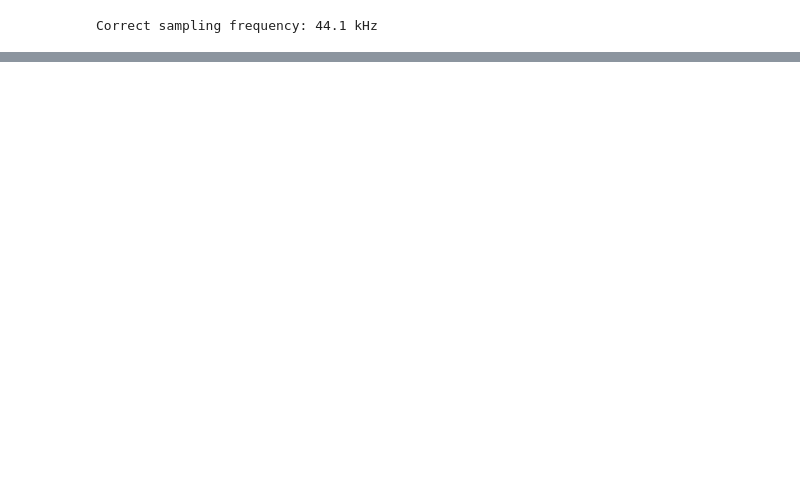
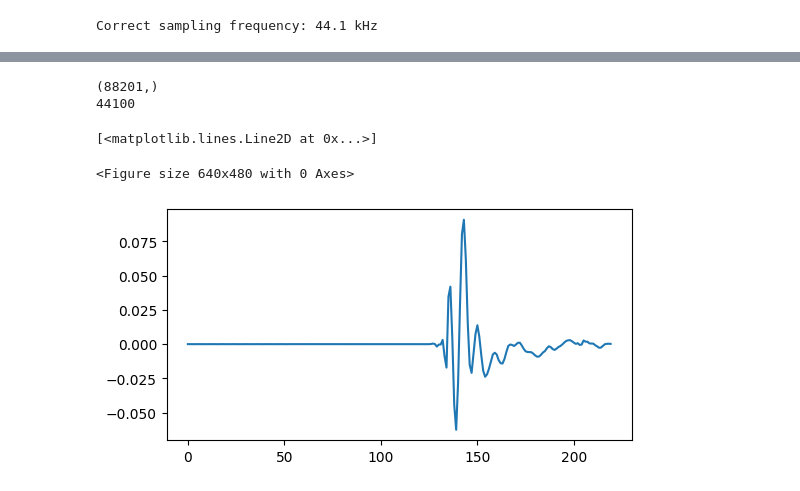
Before and after one commit to HeartUnderBladepyz/P-D-ISSP, a Jupyter notebook: notebook_skeleton.ipynb, the cells around one changed output, grey strips where cells are left out. Saved outputs shown, nothing was run; the diff lists cells and outputs as text; code cells hidden in the pictures; blank space fills up the shorter version.

```diff
--- a/notebook_skeleton.ipynb
+++ b/notebook_skeleton.ipynb
@@ -878,0 +1094,16 @@ doa_estimates_wideband = music_wideband(stft_mics, acousticScenario.fs, acoustic
+# %%
+test1, fs_HMIR = sf.read("F:\KU Leuven\courses\PD_ISSP\project\panddissp-base-main\sound_files\head_mounted_rirs\s30\HMIR_L1.wav")
+print(test1.shape)
+print(fs_HMIR)
+T_truncate = int(0.005*fs_HMIR)
+sd.play(test1[0:T_truncate], samplerate=fs_HMIR)
+
+plt.figure()
+plt.figure(figsize=(6, 3))
+plt.plot(test1[0:T_truncate])
+# %% [output]
+(88201,)
+44100
+[<matplotlib.lines.Line2D at 0x...>]
+<Figure size 640x480 with 0 Axes>
+[figure, added]
```
Also changed, not shown: parts of 13 cells of this notebook.
